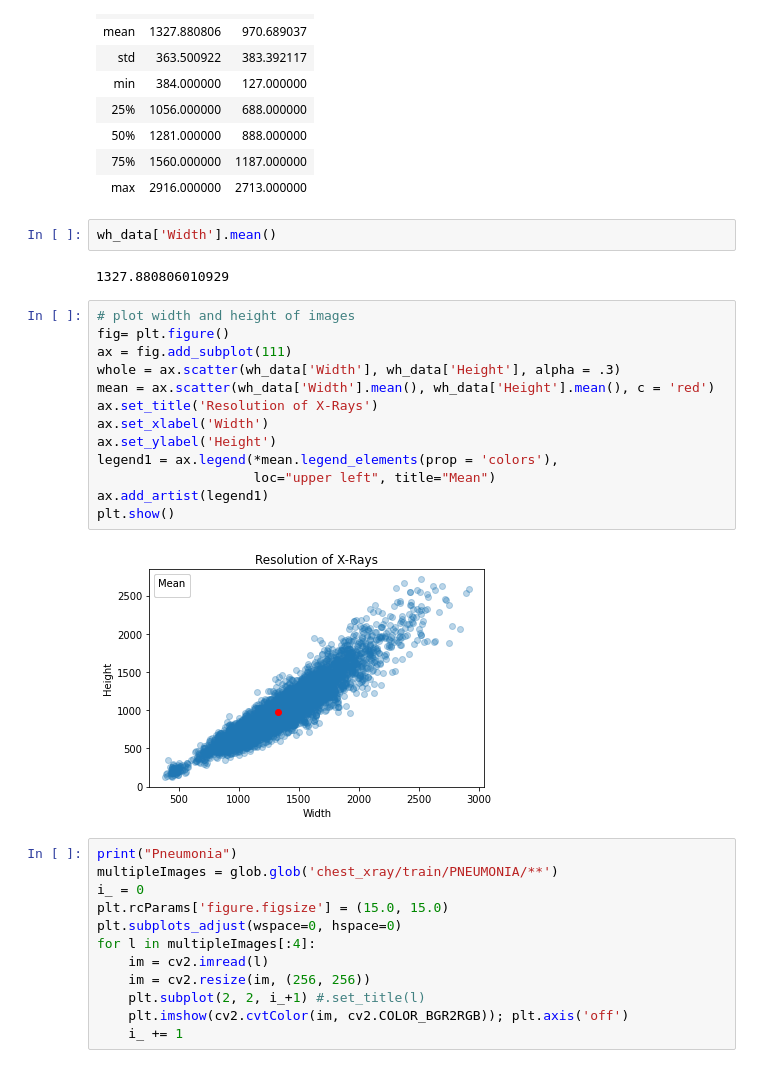
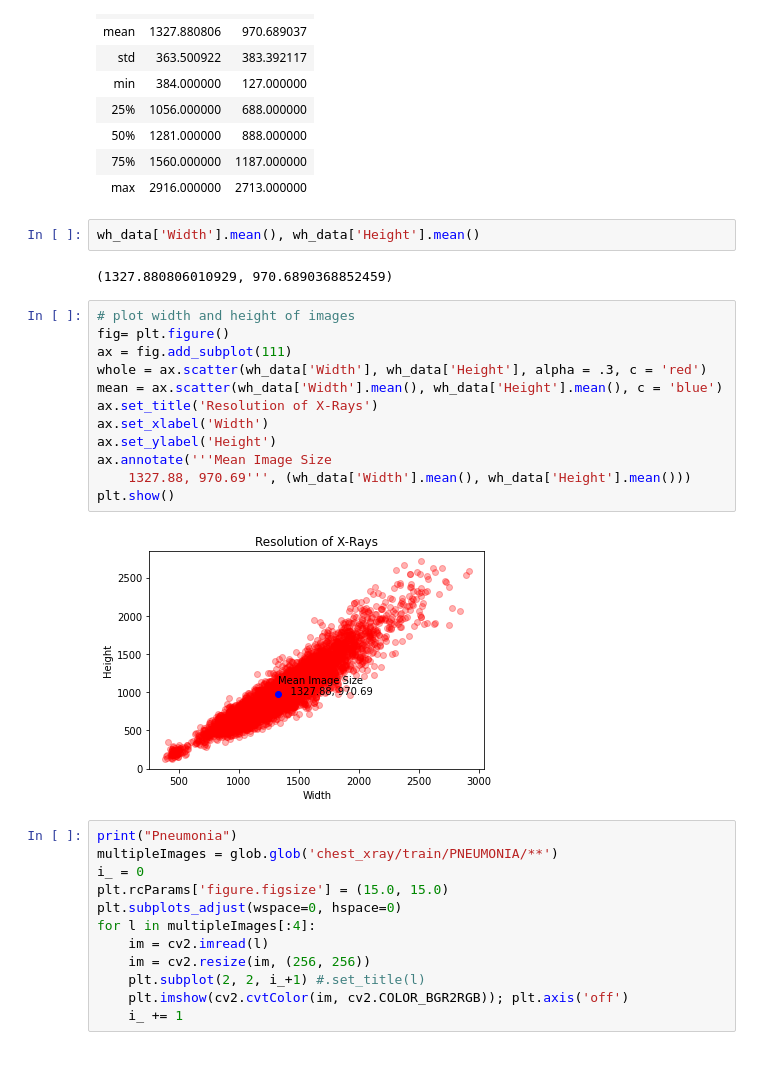
Before and after one commit to marmistead91/X-ray-Classification, a Jupyter notebook: Working Notebook.ipynb, the cells around one changed output. Cells and saved outputs as stored; diff of their text form.

```diff
--- a/Working Notebook.ipynb
+++ b/Working Notebook.ipynb
@@ -195,24 +195,23 @@ wh_data.describe()
 | 75% | 1560.000000 | 1187.000000 |
 | max | 2916.000000 | 2713.000000 |
 # %%
-wh_data['Width'].mean()
+wh_data['Width'].mean(), wh_data['Height'].mean()
 # %% [output]
-1327.880806010929
+(1327.880806010929, 970.6890368852459)
 # %%
 # plot width and height of images
 fig= plt.figure()
 ax = fig.add_subplot(111)
-whole = ax.scatter(wh_data['Width'], wh_data['Height'], alpha = .3)
-mean = ax.scatter(wh_data['Width'].mean(), wh_data['Height'].mean(), c = 'red')
+whole = ax.scatter(wh_data['Width'], wh_data['Height'], alpha = .3, c = 'red')
+mean = ax.scatter(wh_data['Width'].mean(), wh_data['Height'].mean(), c = 'blue')
 ax.set_title('Resolution of X-Rays')
 ax.set_xlabel('Width')
 ax.set_ylabel('Height')
-legend1 = ax.legend(*mean.legend_elements(prop = 'colors'),
-                    loc="upper left", title="Mean")
-ax.add_artist(legend1)
+ax.annotate('''Mean Image Size
+    1327.88, 970.69''', (wh_data['Width'].mean(), wh_data['Height'].mean()))
 plt.show()
 # %% [output]
-[figure, old version]
+[figure, new version]
 # %%
 print("Pneumonia")
 multipleImages = glob.glob('chest_xray/train/PNEUMONIA/**')
```
Also changed, not shown: parts of 13 cells of this notebook.
